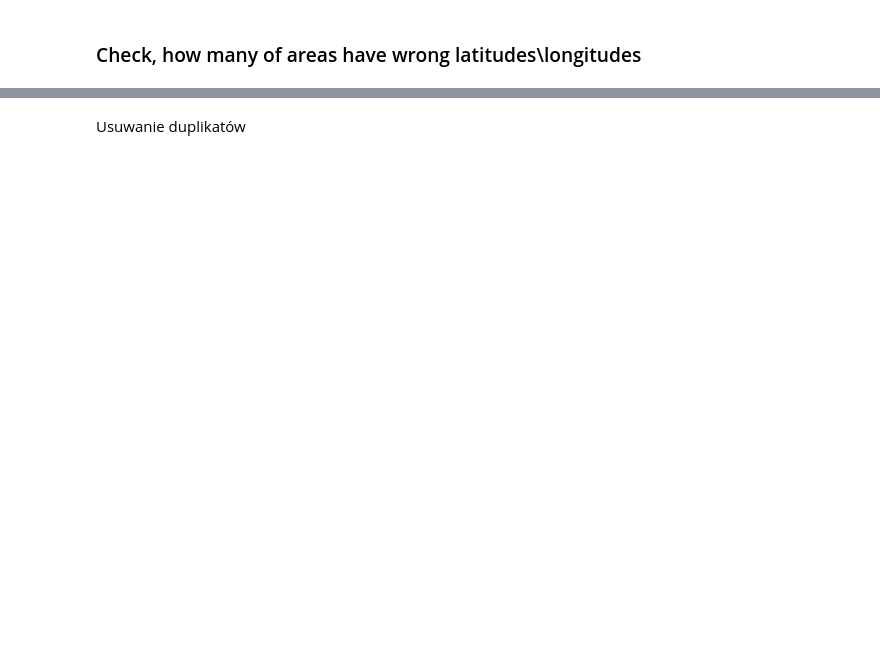
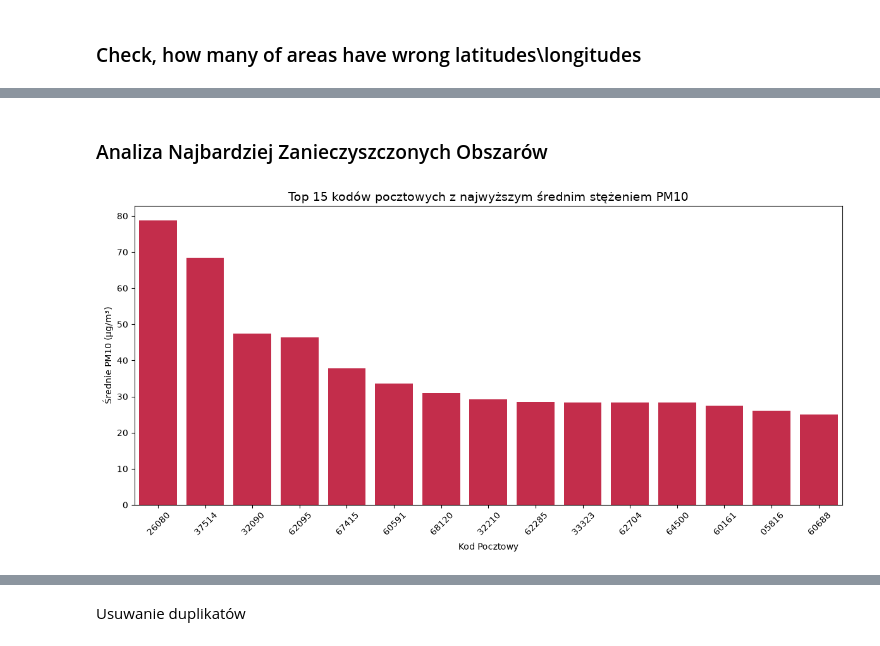
Before and after one commit to Kwadivald/Analiza, a Jupyter notebook: scripts/smog_raw.ipynb, the cells around one changed output, grey strips where cells are left out. Cells and saved outputs as stored; diff of their text form; code cells hidden in the pictures; blank space fills up the shorter version.

```diff
--- a/scripts/smog_raw.ipynb
+++ b/scripts/smog_raw.ipynb
@@ -193,0 +378,5 @@ bp = sns.barplot(data=df_smog,y='AREA',x='PM25_AVG',errorbar=None,estimator=np.m
+# %%
+cols_to_numeric = ['HUMIDITY_AVG', 'PRESSURE_AVG', 'TEMPERATURE_AVG']
+for col in cols_to_numeric:
+    df_smog[col] = df_smog[col].astype(str).str.replace(',', '.')
+    df_smog[col] = pd.to_numeric(df_smog[col], errors='coerce')
@@ -193,0 +385,3 @@ bp = sns.barplot(data=df_smog,y='AREA',x='PM25_AVG',errorbar=None,estimator=np.m
+# %%
+df_smog = df_smog.dropna(subset=['PM10_AVG', 'PM25_AVG', 'LATITUDE', 'LONGITUDE', 'HUMIDITY_AVG', 'PRESSURE_AVG', 'TEMPERATURE_AVG'])
+print(df_smog.info())
@@ -193,0 +406,14 @@ bp = sns.barplot(data=df_smog,y='AREA',x='PM25_AVG',errorbar=None,estimator=np.m
+# %% [markdown]
+### Analiza Najbardziej Zanieczyszczonych Obszarów
+# %%
+plt.figure(figsize=(12, 6))
+top_15_smog = df_smog.groupby('POST_CODE')['PM10_AVG'].mean().nlargest(15).reset_index()
+sns.barplot(data=top_15_smog, x='POST_CODE', y='PM10_AVG', color='crimson')
+plt.title('Top 15 kodów pocztowych z najwyższym średnim stężeniem PM10', fontsize=14)
+plt.ylabel('Średnie PM10 (µg/m³)')
+plt.xlabel('Kod Pocztowy')
+plt.xticks(rotation=45)
+plt.tight_layout()
+plt.show()
+# %% [output]
+[figure, added]
```
Also changed, not shown: parts of 115 cells of this notebook, 12 other files.
